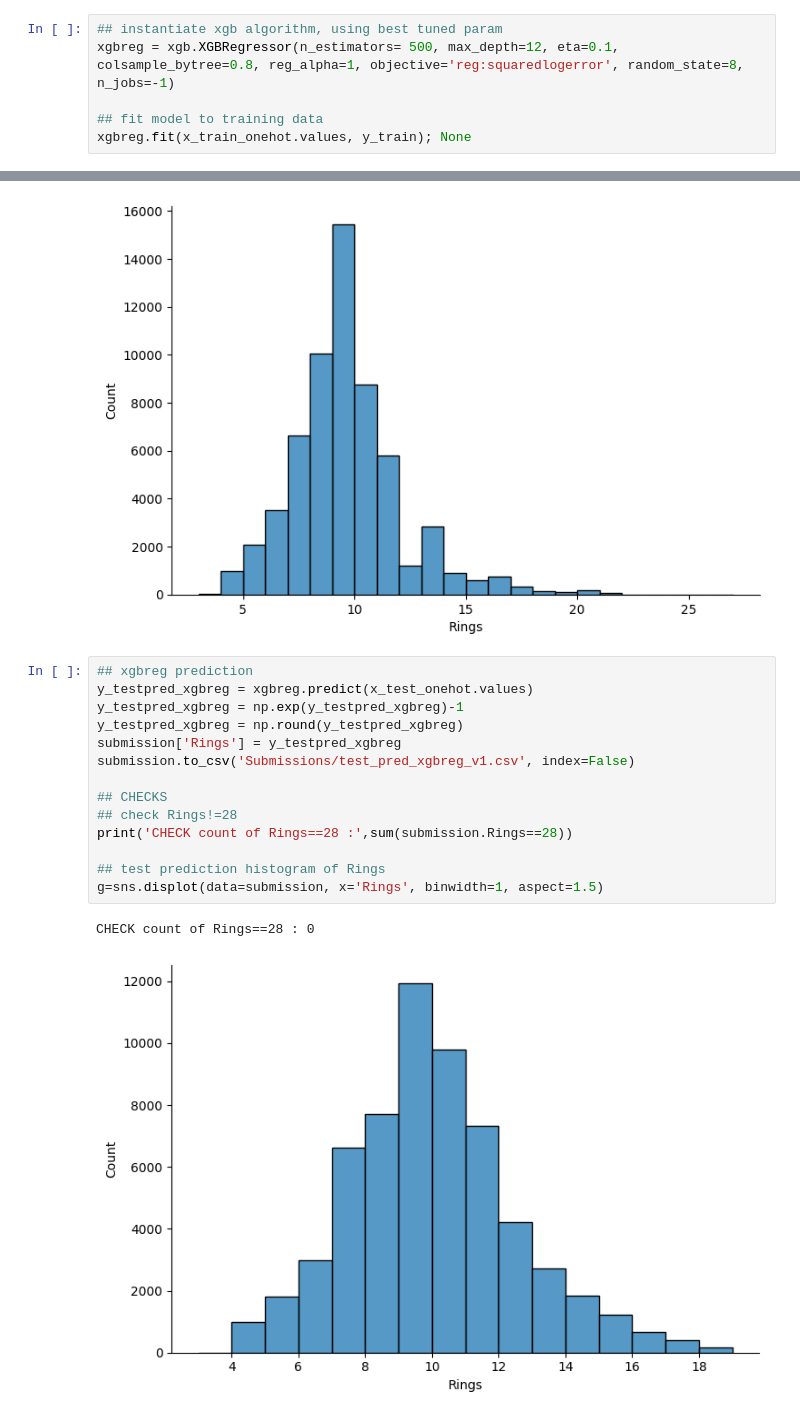
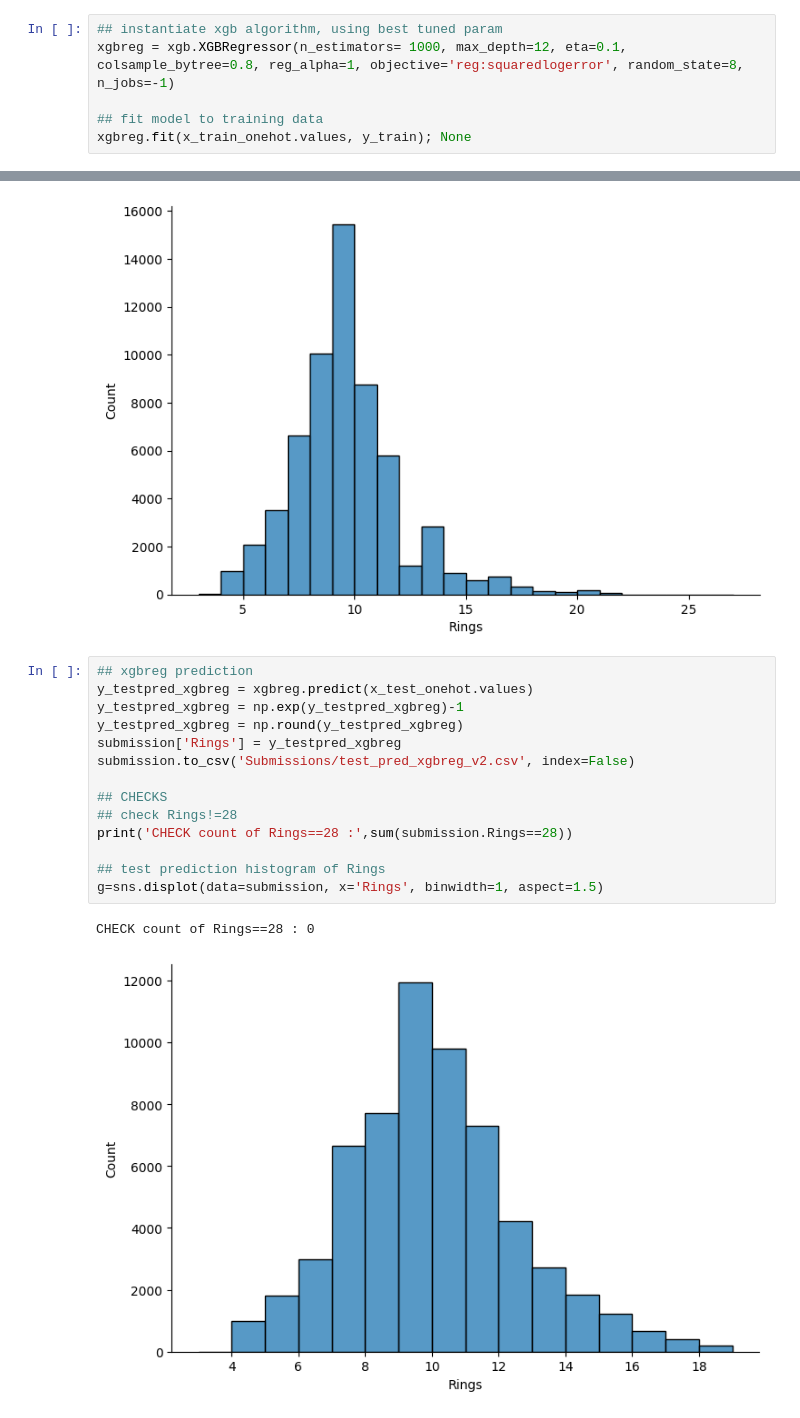
Before and after one commit to stephanie-yz/Kaggle_PG4.04_Abalone, a Jupyter notebook: 03_Modelling.ipynb, the cells around one changed output, grey strips where cells are left out. Saved outputs shown, nothing was run; the diff lists cells and outputs as text.

```diff
--- a/03_Modelling.ipynb
+++ b/03_Modelling.ipynb
@@ -162,7 +162,7 @@ array([-0.00202357, -0.00201979, -0.00201771, -0.00202131, -0.00201814,
        -0.00201634, -0.00201537])
 # %%
 ## instantiate xgb algorithm, using best tuned param
-xgbreg = xgb.XGBRegressor(n_estimators= 500, max_depth=12, eta=0.1, colsample_bytree=0.8, reg_alpha=1, objective='reg:squaredlogerror', random_state=8, n_jobs=-1)
+xgbreg = xgb.XGBRegressor(n_estimators= 1000, max_depth=12, eta=0.1, colsample_bytree=0.8, reg_alpha=1, objective='reg:squaredlogerror', random_state=8, n_jobs=-1)
 
 ## fit model to training data
 xgbreg.fit(x_train_onehot.values, y_train); None
@@ -210,17 +210,17 @@ CHECK count of Rings==28 : 0
 # %%
 ## xgbreg prediction
 y_testpred_xgbreg = xgbreg.predict(x_test_onehot.values)
 y_testpred_xgbreg = np.exp(y_testpred_xgbreg)-1
 y_testpred_xgbreg = np.round(y_testpred_xgbreg)
 submission['Rings'] = y_testpred_xgbreg
-submission.to_csv('Submissions/test_pred_xgbreg_v1.csv', index=False)
+submission.to_csv('Submissions/test_pred_xgbreg_v2.csv', index=False)
 
 ## CHECKS
 ## check Rings!=28
 print('CHECK count of Rings==28 :',sum(submission.Rings==28))
 
 ## test prediction histogram of Rings
 g=sns.displot(data=submission, x='Rings', binwidth=1, aspect=1.5)
 # %% [output]
 CHECK count of Rings==28 : 0
-[figure, old version]
+[figure, new version]
```
Also changed, not shown: 1 other file.
